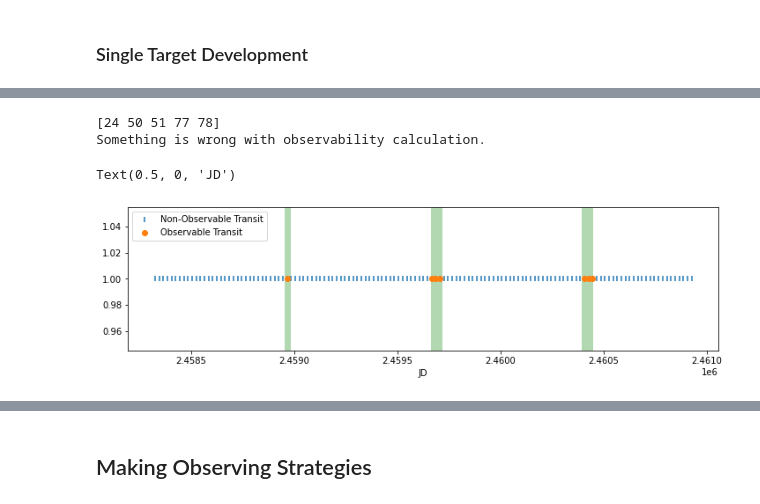
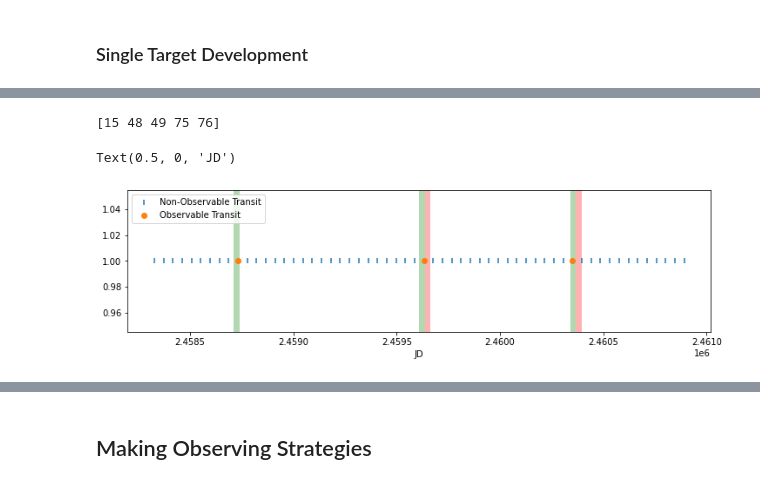
Before and after one commit to rae-holcomb/tess_scheduling, a Jupyter notebook: tess_scheduling_sandbox.ipynb, the cells around one changed output, grey strips where cells are left out. Cells and saved outputs as stored; diff of their text form; code cells hidden in the pictures.

```diff
--- a/tess_scheduling_sandbox.ipynb
+++ b/tess_scheduling_sandbox.ipynb
@@ -402,43 +512,45 @@ cat[cat.TIC==mini.iloc[k].TIC].index.values[0]
 # period = 45
 # tc = 0 + missionStart
 
-ind = cat[cat.TIC==mini.iloc[k].TIC].index.values[0]
-period = 20
+k = 2309
+ind = cat[cat.TIC==tdf.iloc[k].TIC].index.values[0]
+# period = 20
+period = 45
 tc_phase = 0
 tic = cat.TIC[ind]
 ra = cat.ra[ind]
 dec = cat.dec[ind]
+sec = tdf.sec[k]
 # ask tesspoint what sectors it is in
 outID, outEclipLong, outEclipLat, outSec, outCam, outCcd, outColPix, outRowPix, scinfo = \
     tess_stars2px(tic, ra, dec, scInfo=TESS_Spacecraft_Pointing_Data())
 
 # sector_times = np.array([0, 1, 7, 8, 13, 14]) * 27
 sector_times = midtimes[outSec-1]     # sectors are indexed from 1, midtimes from 0
 
 print(outSec)
 # print(sector_times)
 
 # calculate transit times in the relevant window
 transit_times = calc_transit_times_phase(period, tc_phase, dur=2)
 trans_obs, sec_obs = check_observability(transit_times, sector_times)
 
 # plot transits and sectors
 fig, ax = plt.subplots(figsize=[12,3])
 for ind in range(len(sector_times)):
     st = sector_times[ind]
     if ~sec_obs[ind]:
         plt.axvspan(st-13.5, st+13.5, alpha=0.3, color='red', linestyle='')
     else:
         plt.axvspan(st-13.5, st+13.5, alpha=0.3, color='green', linestyle='')
 ax.scatter(transit_times, np.ones_like(transit_times), marker='|', label='Non-Observable Transit')
 ax.scatter(transit_times[trans_obs], np.ones_like(transit_times[trans_obs]), label='Observable Transit')
 ax.legend()
 ax.set_xlabel('JD')
 # %% [output]
-[24 50 51 77 78]
-Something is wrong with observability calculation.
+[15 48 49 75 76]
 Text(0.5, 0, 'JD')
-[figure, old version]
+[figure, new version]
 # %%
 # find all the aliases
 observed_transit = transit_times[trans_obs][0]
```
Also changed, not shown: parts of 42 cells of this notebook, 1 other file.
